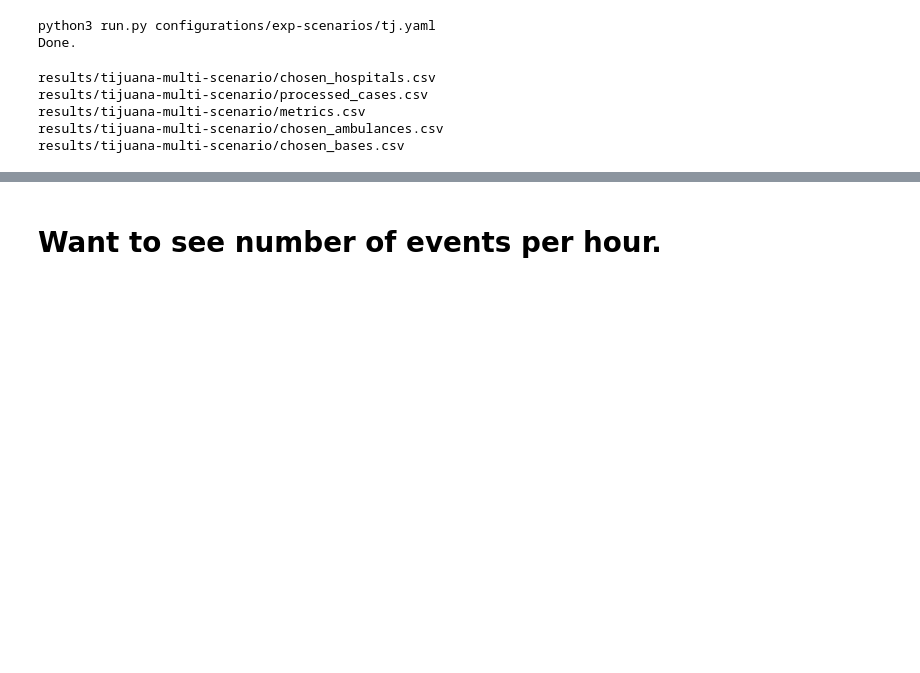
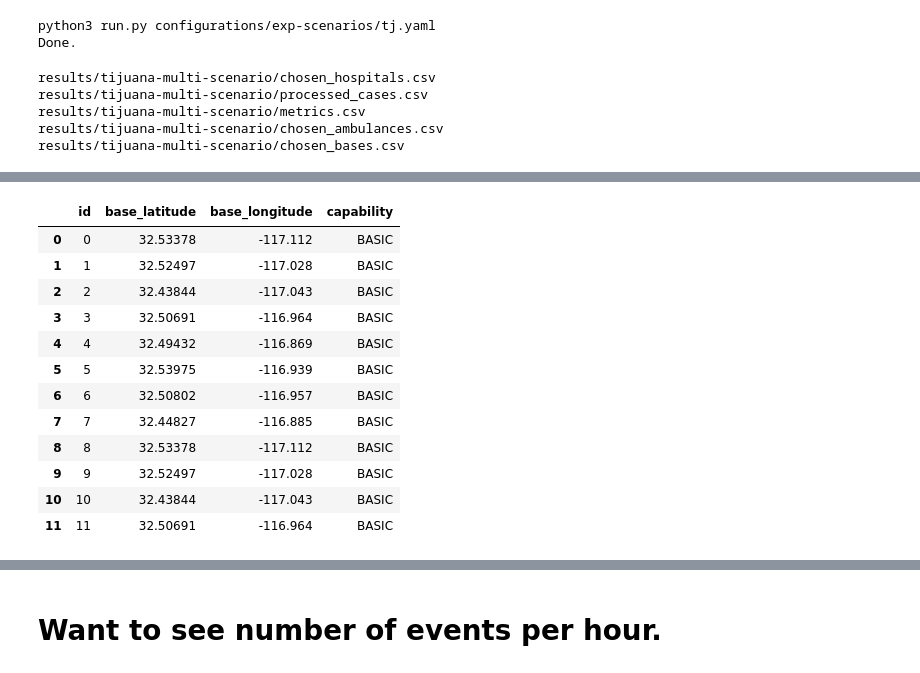
Before and after one commit to EMSTrack/Algorithms, a Jupyter notebook: rct-simulation-v2-daily-normal.ipynb, the cells around one changed output, grey strips where cells are left out. Drawn from its saved outputs; the diff is of its cells as text; code cells hidden in the pictures; blank space fills up the shorter version.

```diff
--- a/rct-simulation-v2-daily-normal.ipynb
+++ b/rct-simulation-v2-daily-normal.ipynb
@@ -64,0 +104,16 @@ results/tijuana-multi-scenario/chosen_bases.csv
+# %%
+csvs[3]
+# %% [output]
+|  | id | base_latitude | base_longitude | capability |
+| 0 | 0 | 32.53378 | -117.112 | BASIC |
+| 1 | 1 | 32.52497 | -117.028 | BASIC |
+| 2 | 2 | 32.43844 | -117.043 | BASIC |
+| 3 | 3 | 32.50691 | -116.964 | BASIC |
+| 4 | 4 | 32.49432 | -116.869 | BASIC |
+| 5 | 5 | 32.53975 | -116.939 | BASIC |
+| 6 | 6 | 32.50802 | -116.957 | BASIC |
+| 7 | 7 | 32.44827 | -116.885 | BASIC |
+| 8 | 8 | 32.53378 | -117.112 | BASIC |
+| 9 | 9 | 32.52497 | -117.028 | BASIC |
+| 10 | 10 | 32.43844 | -117.043 | BASIC |
+| 11 | 11 | 32.50691 | -116.964 | BASIC |
```
Also changed, not shown: parts of 21 cells of this notebook, 1 other file.
